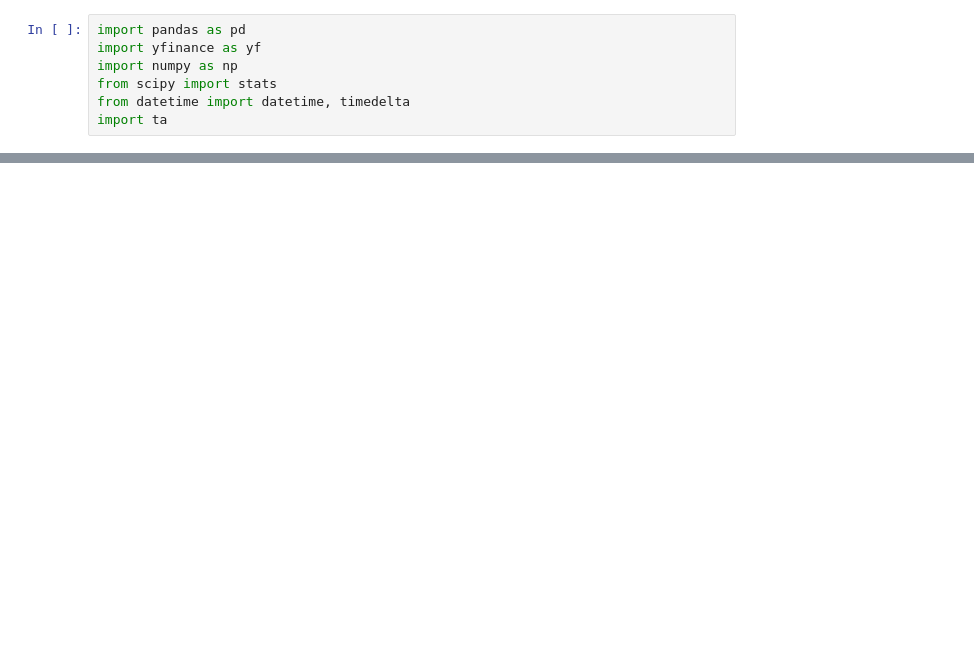
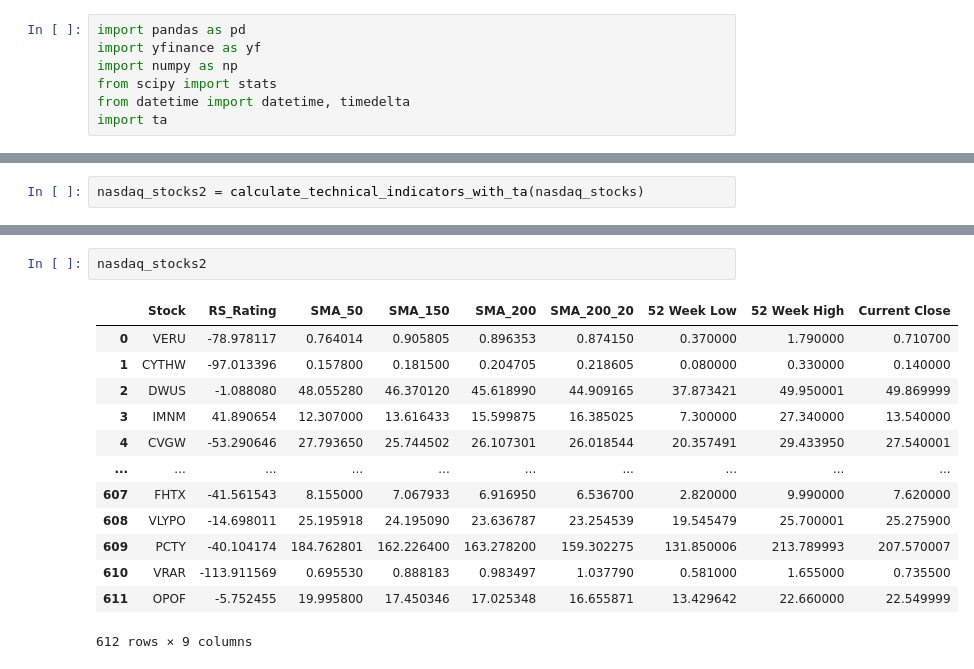
Before and after one commit to AryamanGoenka0910/MIG, a Jupyter notebook: screener/MTTScrener.ipynb, the cells around one changed output, grey strips where cells are left out. Drawn from its saved outputs; the diff is of its cells as text; blank space fills up the shorter version.

```diff
--- a/screener/MTTScrener.ipynb
+++ b/screener/MTTScrener.ipynb
@@ -368,0 +194,2 @@ nasdaq_stocks
+# %%
+nasdaq_stocks2 = calculate_technical_indicators_with_ta(nasdaq_stocks)
@@ -369,3 +215,19 @@ nasdaq_stocks
+# %%
+nasdaq_stocks2
+# %% [output]
+|  | Stock | RS_Rating | SMA_50 | SMA_150 | SMA_200 | SMA_200_20 | 52 Week Low | 52 Week High | Current Close |
+| 0 | VERU | -78.978117 | 0.764014 | 0.905805 | 0.896353 | 0.874150 | 0.370000 | 1.790000 | 0.710700 |
+| 1 | CYTHW | -97.013396 | 0.157800 | 0.181500 | 0.204705 | 0.218605 | 0.080000 | 0.330000 | 0.140000 |
+| 2 | DWUS | -1.088080 | 48.055280 | 46.370120 | 45.618990 | 44.909165 | 37.873421 | 49.950001 | 49.869999 |
+| 3 | IMNM | 41.890654 | 12.307000 | 13.616433 | 15.599875 | 16.385025 | 7.300000 | 27.340000 | 13.540000 |
+| 4 | CVGW | -53.290646 | 27.793650 | 25.744502 | 26.107301 | 26.018544 | 20.357491 | 29.433950 | 27.540001 |
+| ... | ... | ... | ... | ... | ... | ... | ... | ... | ... |
+| 607 | FHTX | -41.561543 | 8.155000 | 7.067933 | 6.916950 | 6.536700 | 2.820000 | 9.990000 | 7.620000 |
+| 608 | VLYPO | -14.698011 | 25.195918 | 24.195090 | 23.636787 | 23.254539 | 19.545479 | 25.700001 | 25.275900 |
+| 609 | PCTY | -40.104174 | 184.762801 | 162.226400 | 163.278200 | 159.302275 | 131.850006 | 213.789993 | 207.570007 |
+| 610 | VRAR | -113.911569 | 0.695530 | 0.888183 | 0.983497 | 1.037790 | 0.581000 | 1.655000 | 0.735500 |
+| 611 | OPOF | -5.752455 | 19.995800 | 17.450346 | 17.025348 | 16.655871 | 13.429642 | 22.660000 | 22.549999 |
+612 rows × 9 columns
 # %%
 # List to collect rows before creating the final DataFrame
 rows_list = []
```
Also changed, not shown: parts of 16 cells of this notebook, 5 other files.
